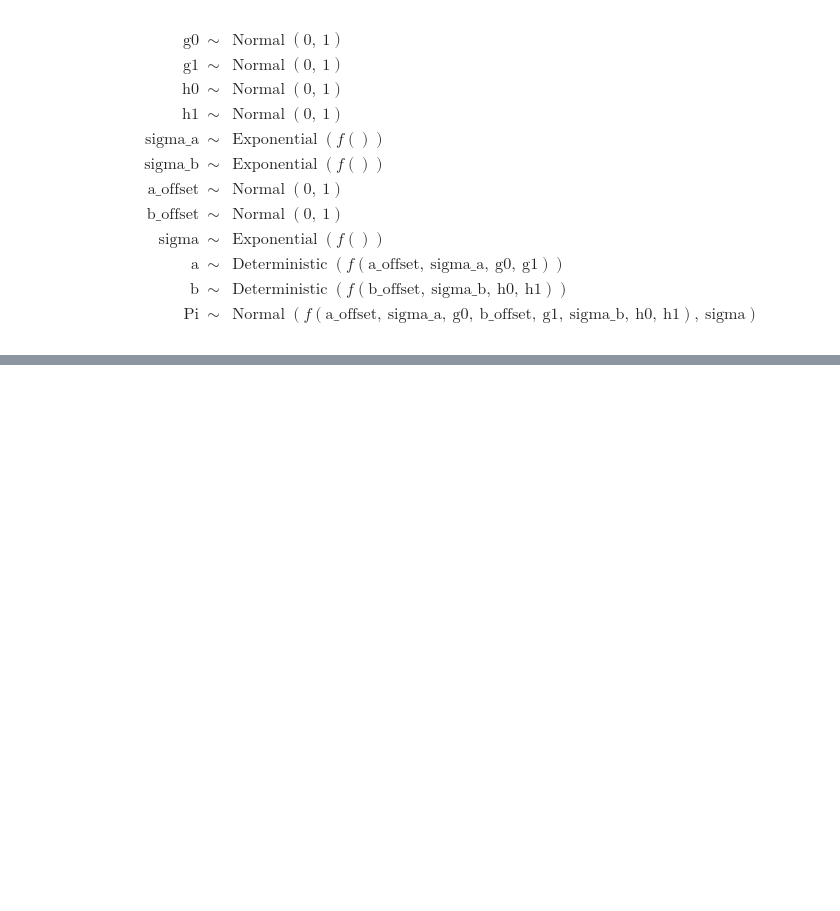
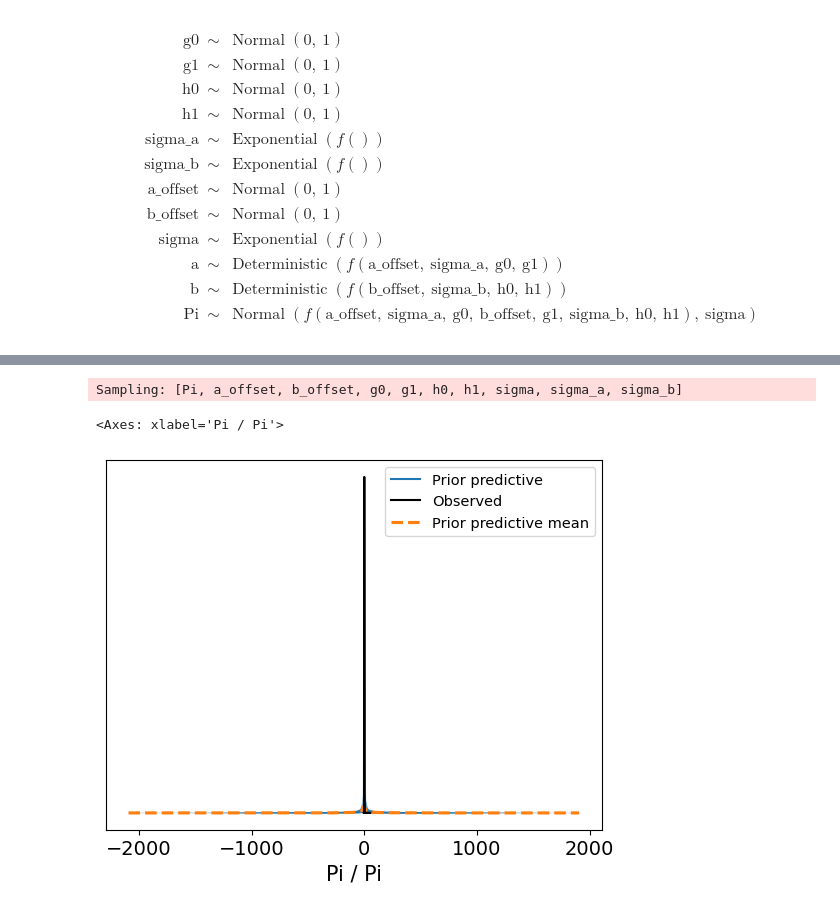
Before and after one commit to Bjarke-M/diversitynrecombination, a Jupyter notebook: notebooks/nested_model.ipynb, the cells around one changed output, grey strips where cells are left out. Saved outputs shown, nothing was run; the diff lists cells and outputs as text; code cells hidden in the pictures; blank space fills up the shorter version.

```diff
--- a/notebooks/nested_model.ipynb
+++ b/notebooks/nested_model.ipynb
@@ -359,0 +442,5 @@ $$
+# %%
+merged_df['z_pi'] = (merged_df['PI']-merged_df['mean_pi_species'])/merged_df['sd_pi_species']
+merged_df['log10_cm_per_mb'] = np.log10(merged_df['cm_per_mb'])
+merged_df['log10_Ne'] = np.log10(merged_df['NE_MEDIAN'])
+z_df = merged_df[['full_species','log10_Ne','z_pi', 'log10_cm_per_mb']]
@@ -359,0 +463,11 @@ $$
+# %%
+unique_Species = z_df['full_species'].unique()
+species_lookup = dict(zip(unique_Species, range(len(unique_Species))))
+Ne =  (pd.DataFrame([z_df['full_species'], z_df['log10_Ne']]).transpose()).drop_duplicates()
+pi = z_df['z_pi'].values
+recombinationrate = z_df['log10_cm_per_mb'].values
+species = z_df['full_species'].replace(species_lookup).values
+# %%
+sd_pi_logne_log_cm_model = pm.Model(coords = {"Species": unique_Species,
+                                        "obs_id": np.arange(len(recombinationrate))})
+non_centered = True
@@ -359,0 +512,10 @@ $$
+# %%
+with sd_pi_logne_log_cm_model:
+    idata = pm.sample_prior_predictive(samples=50)
+# %% [output]
+Sampling: [Pi, a_offset, b_offset, g0, g1, h0, h1, sigma, sigma_a, sigma_b]
+# %%
+az.plot_ppc(idata, group='prior')
+# %% [output]
+<Axes: xlabel='Pi / Pi'>
+[figure, added]
```
Also changed, not shown: parts of 23 cells of this notebook, 51 other files.
